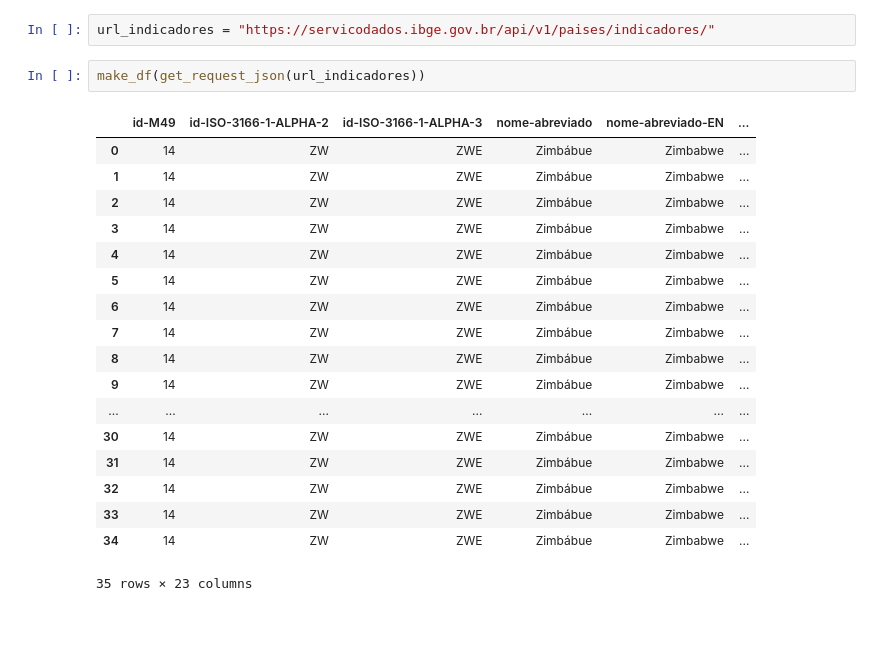
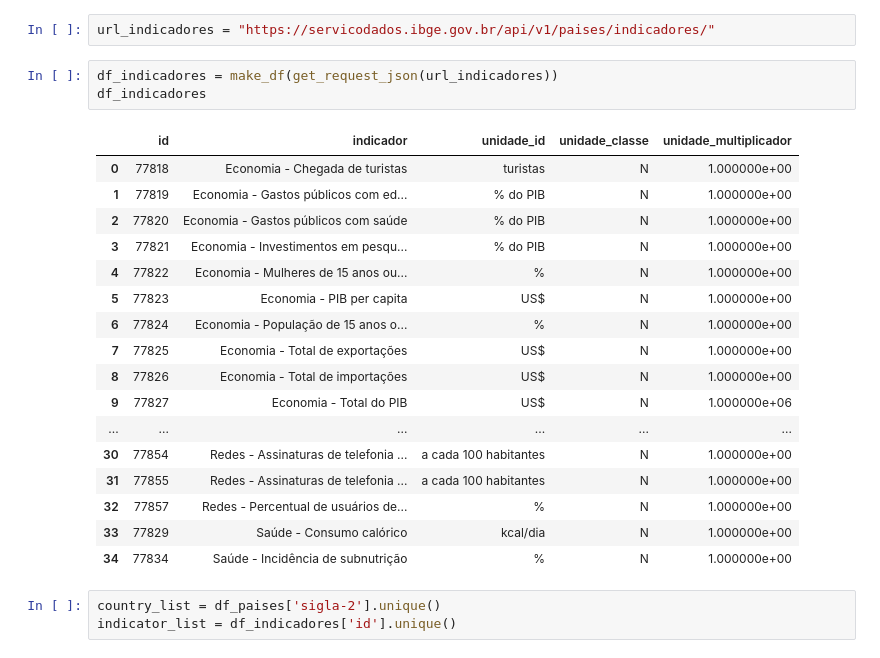
Before and after one commit to GDevigili/TCC-IBGE, a Jupyter notebook: src/datasets/paises.ipynb, the cells around one changed output. Cells and saved outputs as stored; diff of their text form; blank space fills up the shorter version.

Commit message:
Create a draft for loading the indicator for each country

```diff
--- a/src/datasets/paises.ipynb
+++ b/src/datasets/paises.ipynb
@@ -98,23 +65,26 @@ TypeError: list indices must be integers or slices, not dict
 # %%
 url_indicadores = "https://servicodados.ibge.gov.br/api/v1/paises/indicadores/"
 # %%
-make_df(get_request_json(url_indicadores))
+df_indicadores = make_df(get_request_json(url_indicadores))
+df_indicadores
 # %% [output]
-|  | id-M49 | id-ISO-3166-1-ALPHA-2 | id-ISO-3166-1-ALPHA-3 | nome-abreviado | nome-abreviado-EN | ... |
-| 0 | 14 | ZW | ZWE | Zimbábue | Zimbabwe | ... |
-| 1 | 14 | ZW | ZWE | Zimbábue | Zimbabwe | ... |
-| 2 | 14 | ZW | ZWE | Zimbábue | Zimbabwe | ... |
-| 3 | 14 | ZW | ZWE | Zimbábue | Zimbabwe | ... |
-| 4 | 14 | ZW | ZWE | Zimbábue | Zimbabwe | ... |
-| 5 | 14 | ZW | ZWE | Zimbábue | Zimbabwe | ... |
-| 6 | 14 | ZW | ZWE | Zimbábue | Zimbabwe | ... |
-| 7 | 14 | ZW | ZWE | Zimbábue | Zimbabwe | ... |
-| 8 | 14 | ZW | ZWE | Zimbábue | Zimbabwe | ... |
-| 9 | 14 | ZW | ZWE | Zimbábue | Zimbabwe | ... |
-| ... | ... | ... | ... | ... | ... | ... |
-| 30 | 14 | ZW | ZWE | Zimbábue | Zimbabwe | ... |
-| 31 | 14 | ZW | ZWE | Zimbábue | Zimbabwe | ... |
-| 32 | 14 | ZW | ZWE | Zimbábue | Zimbabwe | ... |
-| 33 | 14 | ZW | ZWE | Zimbábue | Zimbabwe | ... |
-| 34 | 14 | ZW | ZWE | Zimbábue | Zimbabwe | ... |
+|  | id | indicador | unidade_id | unidade_classe | unidade_multiplicador |
+| 0 | 77818 | Economia - Chegada de turistas | turistas | N | 1.000000e+00 |
+| 1 | 77819 | Economia - Gastos públicos com ed... | % do PIB | N | 1.000000e+00 |
+| 2 | 77820 | Economia - Gastos públicos com saúde | % do PIB | N | 1.000000e+00 |
+| 3 | 77821 | Economia - Investimentos em pesqu... | % do PIB | N | 1.000000e+00 |
+| 4 | 77822 | Economia - Mulheres de 15 anos ou... | % | N | 1.000000e+00 |
+| 5 | 77823 | Economia - PIB per capita | US$ | N | 1.000000e+00 |
+| 6 | 77824 | Economia - População de 15 anos o... | % | N | 1.000000e+00 |
+| 7 | 77825 | Economia - Total de exportações | US$ | N | 1.000000e+00 |
+| 8 | 77826 | Economia - Total de importações | US$ | N | 1.000000e+00 |
+| 9 | 77827 | Economia - Total do PIB | US$ | N | 1.000000e+06 |
+| ... | ... | ... | ... | ... | ... |
+| 30 | 77854 | Redes - Assinaturas de telefonia ... | a cada 100 habitantes | N | 1.000000e+00 |
+| 31 | 77855 | Redes - Assinaturas de telefonia ... | a cada 100 habitantes | N | 1.000000e+00 |
+| 32 | 77857 | Redes - Percentual de usuários de... | % | N | 1.000000e+00 |
+| 33 | 77829 | Saúde - Consumo calórico | kcal/dia | N | 1.000000e+00 |
+| 34 | 77834 | Saúde - Incidência de subnutrição | % | N | 1.000000e+00 |
-35 rows × 23 columns
+# %%
+country_list = df_paises['sigla-2'].unique()
+indicator_list = df_indicadores['id'].unique()
```
Also changed, not shown: parts of 10 cells of this notebook.
